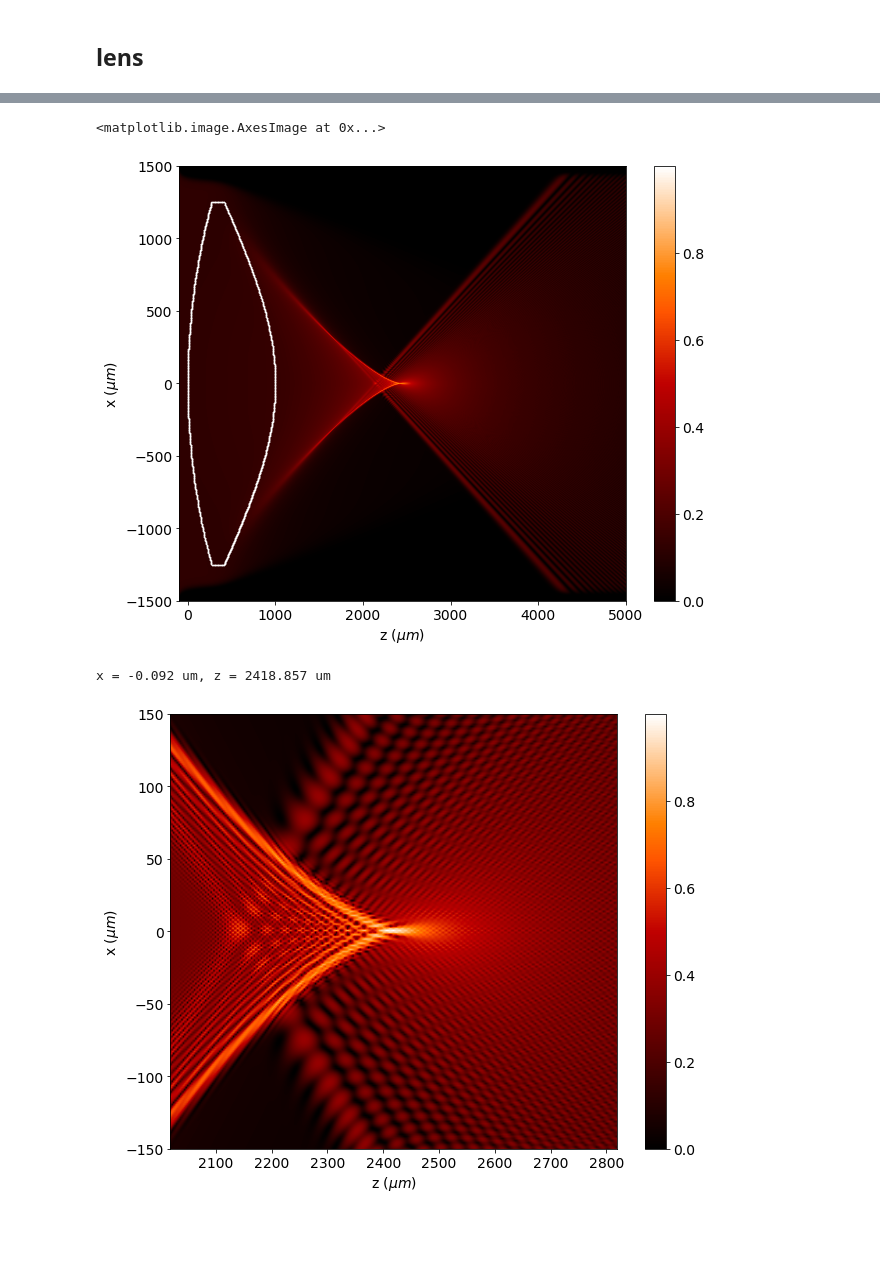
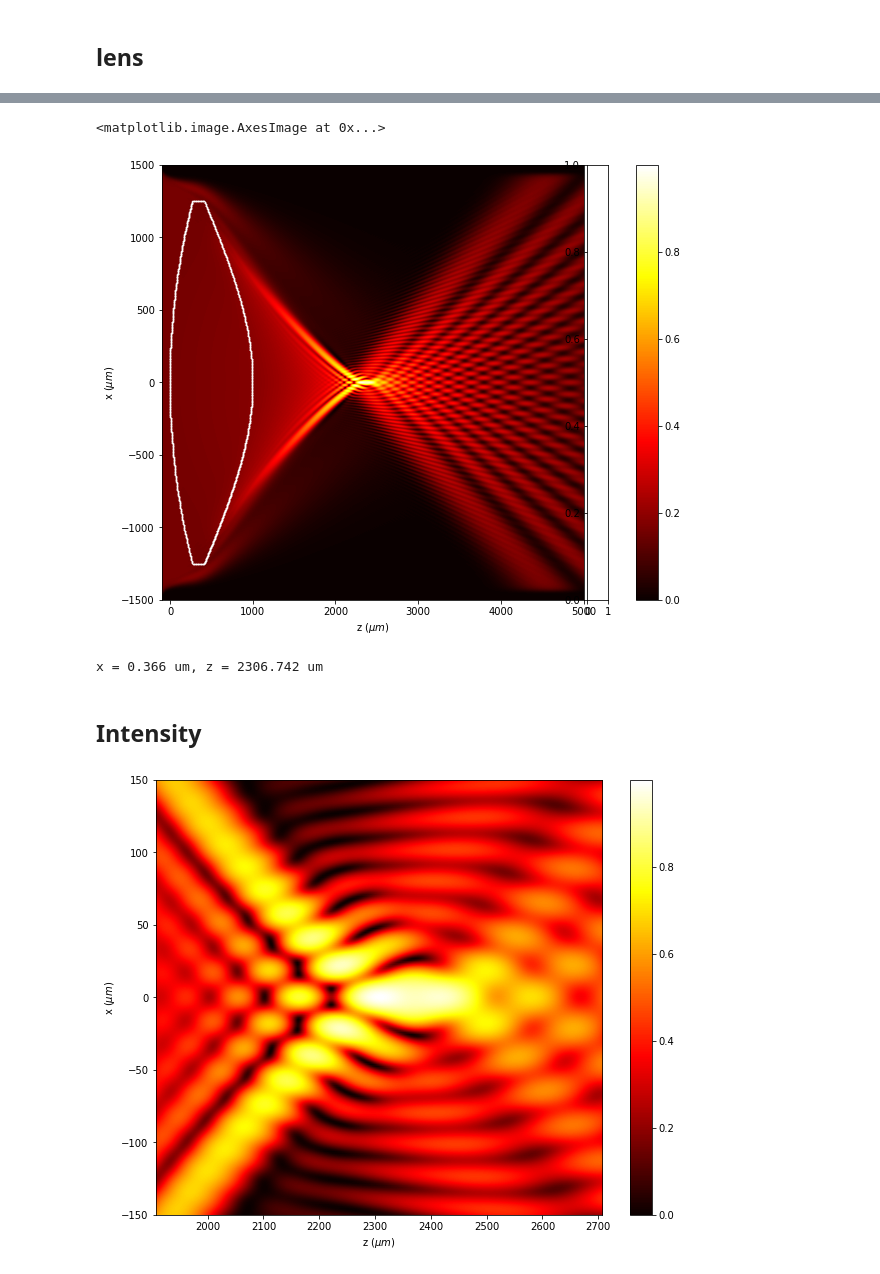
Before and after one commit to aocg-ucm/diffractio, a Jupyter notebook: docs/source/examples/to_process/drawing_xz.ipynb, the cells around one changed output, grey strips where cells are left out. Cells and saved outputs as stored; diff of their text form; code cells hidden in the pictures; blank space fills up the shorter version.

```diff
--- a/docs/source/examples/to_process/drawing_xz.ipynb
+++ b/docs/source/examples/to_process/drawing_xz.ipynb
@@ -27,9 +30,9 @@ rcParams['figure.figsize']=(10,8)
 # %% [markdown]
 ## lens
 # %%
-x0 = sp.linspace(-1.5*mm, 1.5*mm, 1024*16)
+x0 = sp.linspace(-1.5*mm, 1.5*mm, 1024*4)
 z0 = sp.linspace(-0.1 * mm, 5*mm, 1024*2)
-wavelength = 2 * um
+wavelength = 25 * um
 # %%
 u0 = Scalar_source_X(x0, wavelength)
 u0.plane_wave(A=1, theta=0 * degrees)
@@ -55,17 +58,20 @@ lente2.BPM(verbose=False)
 lente2.draw(kind='intensity',logarithm=True, normalize='maximum', draw_borders=True, colorbar_kind='vertical')
 # %% [output]
 <matplotlib.image.AxesImage at 0x...>
-[figure, old version]
+[figure, new version]
 # %%
 x_f,z_f = lente2.search_focus()
 # %% [output]
-x = -0.092 um, z = 2418.857 um
+x = 0.366 um, z = 2306.742 um
 # %%
 ylim_max=150*um
 zlim_max=0.4*mm
+# %% [markdown]
+## Intensity
 # %%
-lente2.draw(kind='intensity',logarithm=True, normalize='maximum', draw_borders=True, colorbar_kind='vertical')
+lente2.draw(kind='intensity',logarithm=True, normalize='maximum', draw_borders=True, colorbar_kind='vertical',
+           colormap_kind=cm.hot)
 plt.ylim(-ylim_max,ylim_max)
 plt.xlim(z_f-zlim_max,z_f+zlim_max);
 # %% [output]
-[figure, old version]
+[figure, new version]
```
Also changed, not shown: parts of 20 cells of this notebook, 6 other files.
